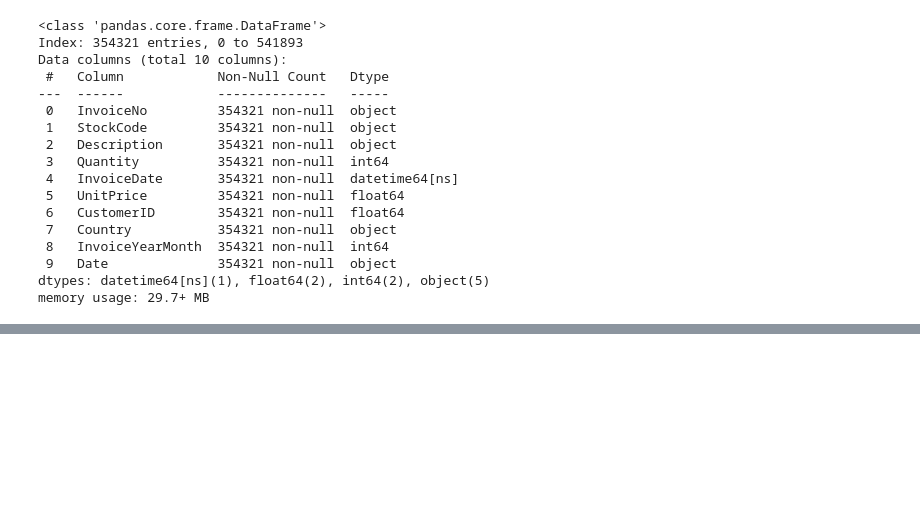
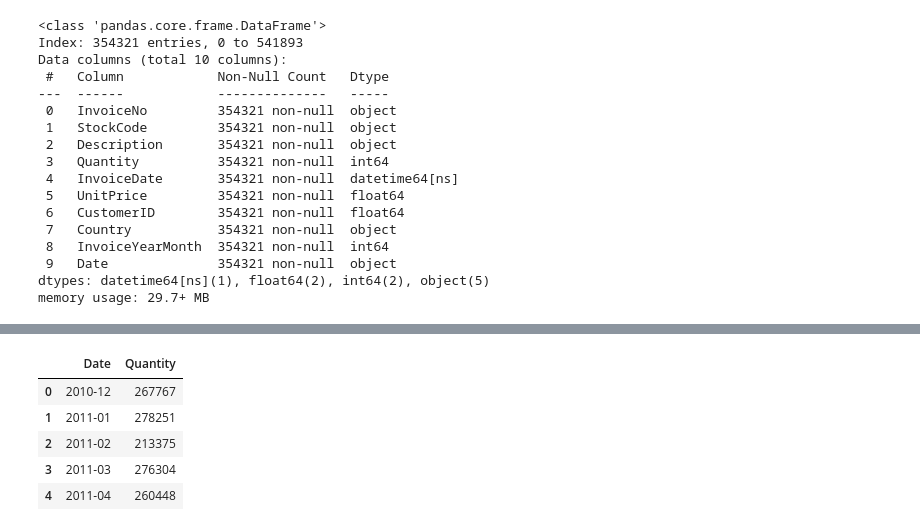
Before and after one commit to hmtalha786/Book-Recommendation-System, a Jupyter notebook: Code.ipynb, the cells around one changed output, grey strips where cells are left out. Saved outputs shown, nothing was run; the diff lists cells and outputs as text; code cells hidden in the pictures; blank space fills up the shorter version.

```diff
--- a/Code.ipynb
+++ b/Code.ipynb
@@ -204,0 +223,15 @@ memory usage: 29.7+ MB
+# %%
+# Converting series to dataframe and resetting index.
+
+df_agg=pd.DataFrame(df_agg)
+
+df_agg=df_agg.reset_index()
+
+df_agg.head()
+# %% [output]
+|  | Date | Quantity |
+| 0 | 2010-12 | 267767 |
+| 1 | 2011-01 | 278251 |
+| 2 | 2011-02 | 213375 |
+| 3 | 2011-03 | 276304 |
+| 4 | 2011-04 | 260448 |
```
Also changed, not shown: parts of 11 cells of this notebook.
